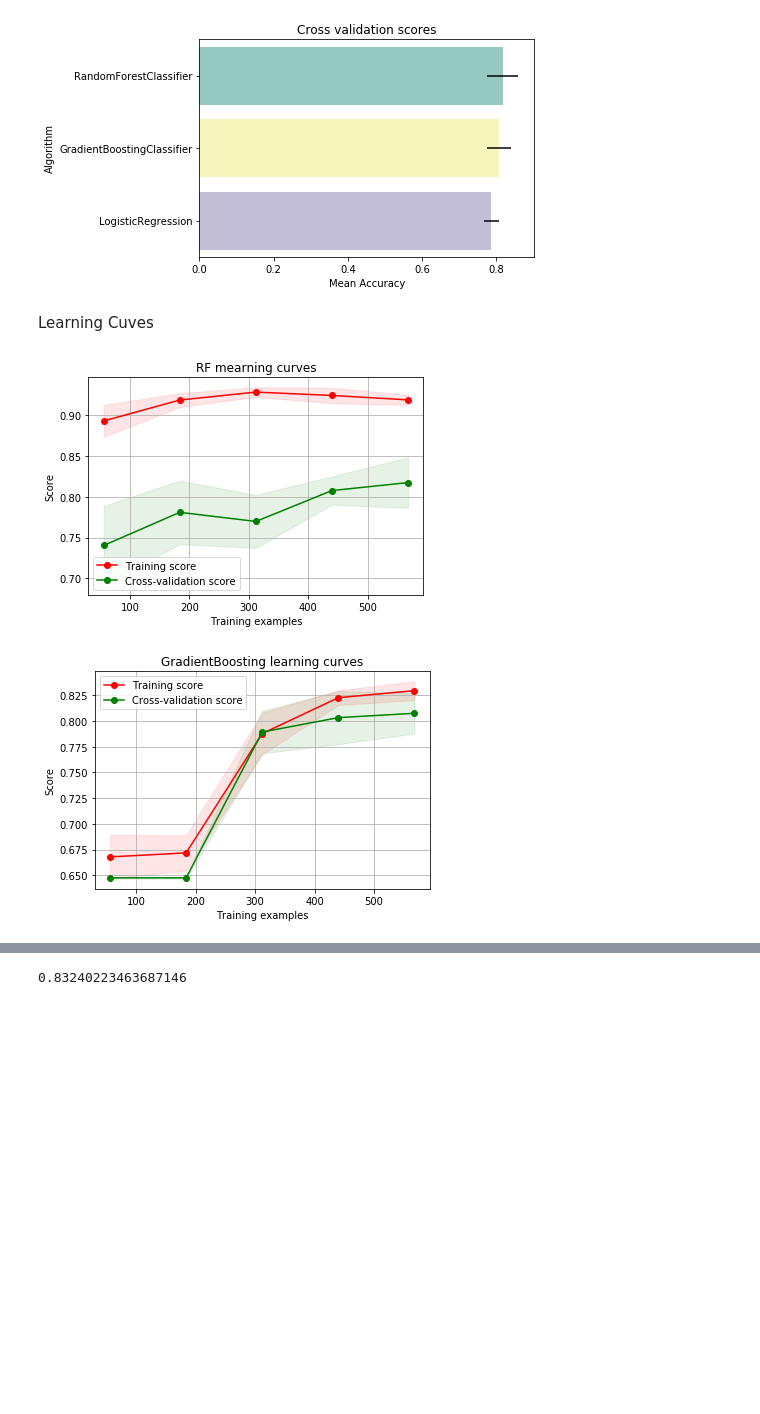
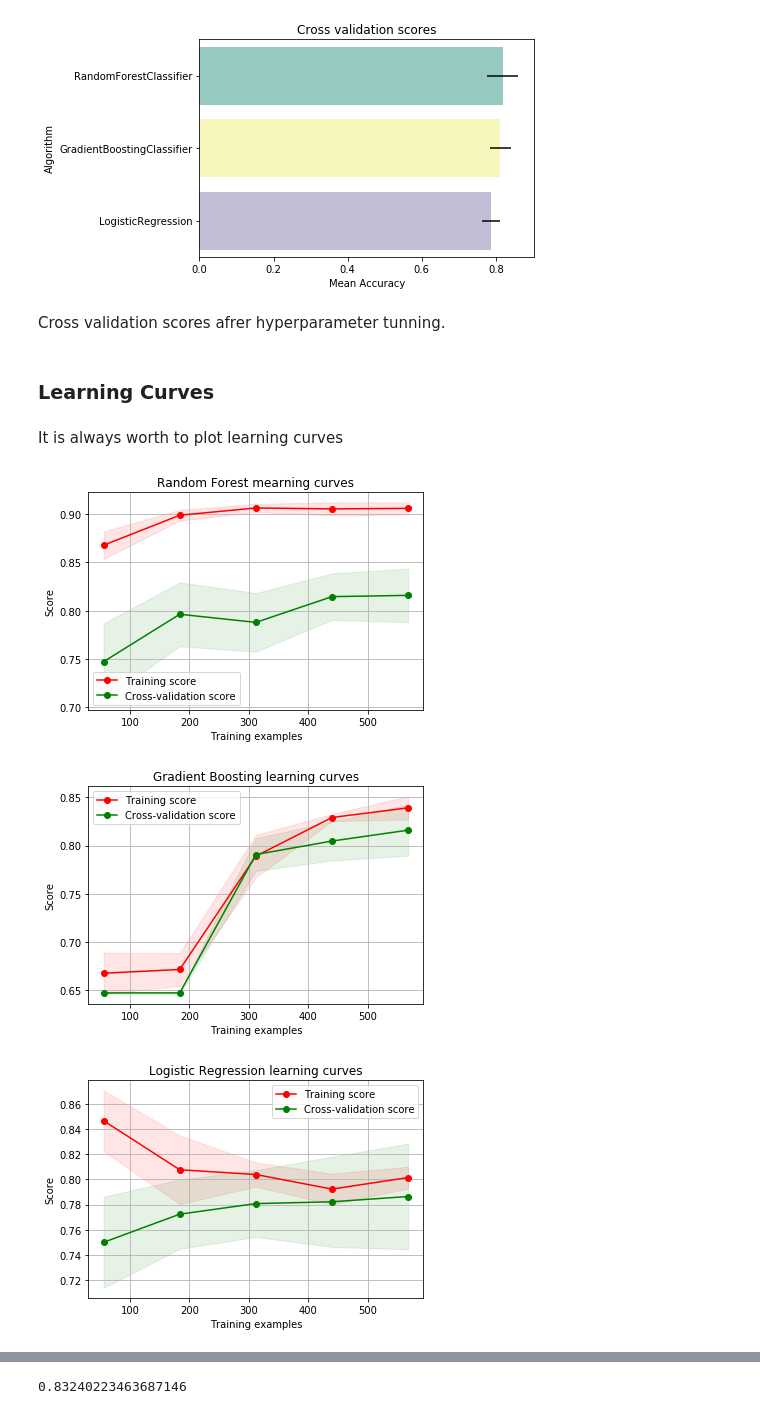
Before and after one commit to QuarKUS7/EY, a Jupyter notebook: model.ipynb, the cells around one changed output, grey strips where cells are left out. Saved outputs shown, nothing was run; the diff lists cells and outputs as text; code cells hidden in the pictures; blank space fills up the shorter version.

```diff
--- a/model.ipynb
+++ b/model.ipynb
@@ -541,8 +563,12 @@ g.set_xlabel("Mean Accuracy")
 g = g.set_title("Cross validation scores")
 # %% [output]
 [figure]
-# %% [markdown]
-Learning Cuves
+# %% [markdown]
+Cross validation scores afrer hyperparameter tunning.
+# %% [markdown]
+### Learning Curves
+# %% [markdown]
+It is always worth to plot learning curves
 # %%
 def plot_learning_curve(estimator, title, X, y, ylim=None, cv=None,
                         n_jobs=-1, train_sizes=np.linspace(.1, 1.0, 5)):
@@ -580,8 +606,10 @@ def plot_learning_curve(estimator, title, X, y, ylim=None, cv=None,
     plt.legend(loc="best")
     return plt
 # %%
-g = plot_learning_curve(gsRFC.best_estimator_, "RF mearning curves", X_train, y_train, cv=kfold)
-g = plot_learning_curve(gsGBC.best_estimator_, "GradientBoosting learning curves", X_train, y_train, cv=kfold)
+g = plot_learning_curve(gsRFC.best_estimator_, "Random Forest mearning curves", X_train, y_train, cv=kfold)
+g = plot_learning_curve(gsGBC.best_estimator_, "Gradient Boosting learning curves", X_train, y_train, cv=kfold)
+g = plot_learning_curve(gsLR.best_estimator_, "Logistic Regression learning curves", X_train, y_train, cv=kfold)
 # %% [output]
-[figure, old version]
+[figure, new version]
-[figure, old version]
+[figure, new version]
+[figure, added]
```
Also changed, not shown: parts of 40 cells of this notebook.
